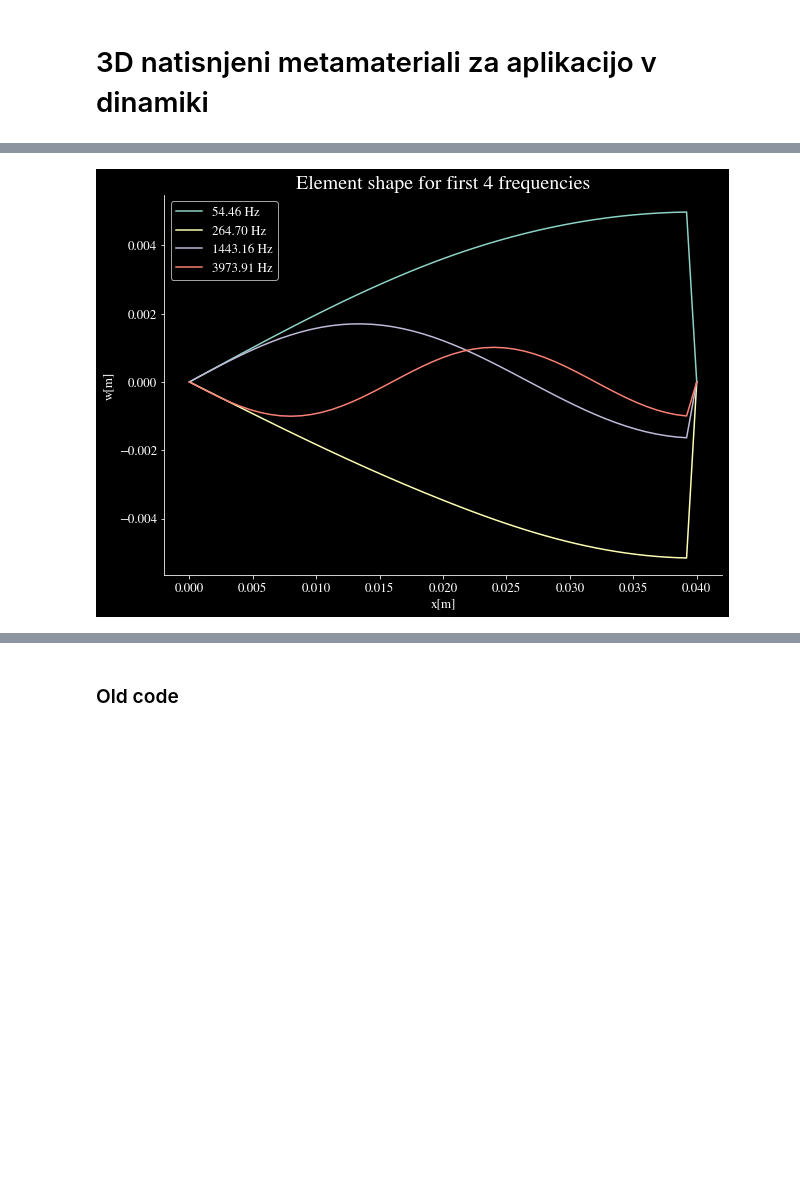
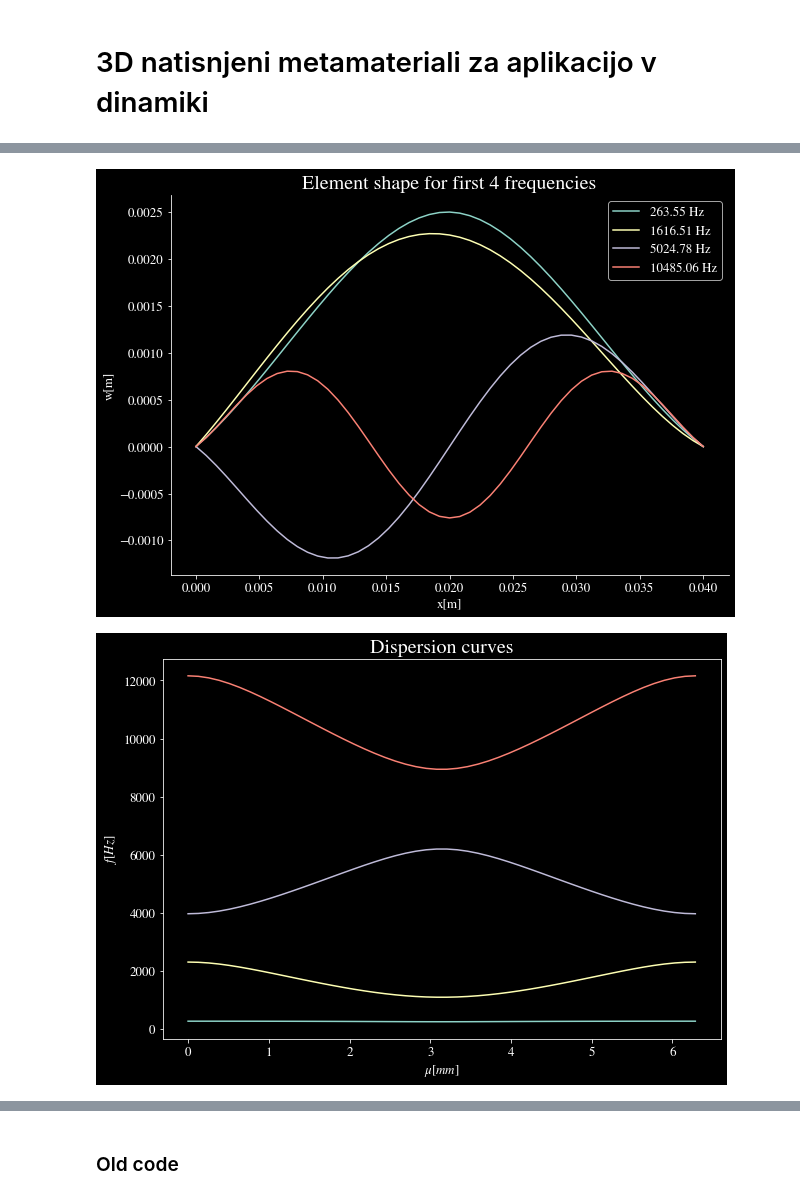
Before and after one commit to pibrnik/metamaterials, a Jupyter notebook: Program.ipynb, the cells around one changed output, grey strips where cells are left out. Cells and saved outputs as stored; diff of their text form; code cells hidden in the pictures; blank space fills up the shorter version.

```diff
--- a/Program.ipynb
+++ b/Program.ipynb
@@ -320,7 +320,7 @@ class BaseCell:
 
         return lin.eig(Mginv@Kgred)
 
-    def Calc_nonred(self, Mg, Kg): #WORKING
+    def Calc_nonred(self, Mg, Kg): #FIXED 27.11.
         """
         Calculates Dynamics matrix (solves EVP problem)
 
@@ -331,9 +331,17 @@ class BaseCell:
         Kg = self.Generate_Kg()
         Mg = self.Generate_Mg()
 
+        #Check for wrong boundary conditions
+        if self.Restricted_DOF == [-2,0]:
+            rDOF = [-3,0]
+        elif self.Restricted_DOF == [-2,-1]:
+            rDOF = [-3,-2]
+        else:
+            rDOF = self.Restricted_DOF
+
         for i in [0,1]:
-            Kg = np.delete(Kg, self.Restricted_DOF, axis = i)
-            Mg = np.delete(Mg, self.Restricted_DOF, axis = i)
+            Kg = np.delete(Kg, rDOF, axis = i)
+            Mg = np.delete(Mg, rDOF, axis = i)
 
         Mginv = np.linalg.inv(Mg)
 
@@ -478,7 +486,7 @@ def print_matrix(array,precision=2):
         matrix = matrix[:-1] + r'\\'
     display(Math(r'\begin{bmatrix}'+matrix+r'\end{bmatrix}'))
 # %%
-Kontrola = BaseCell(E=2.45e6,I=13333e-12,A=64e-6,L=40e-3,rho=1280,n=51,k=5000,m=15e-3, BC=[-2,0])
+Kontrola = BaseCell(E=2.45e6,I=13333e-12,A=25e-6,L=40e-3,rho=1280,n=51,k=5000,m=1.67e-3, BC=[-2,0])
 
 Show = False
 mu = np.pi/2
@@ -510,10 +518,11 @@ if Show:
     print(f"Reducirana togostna matrika za mu = {mu}")
     print_matrix(Kgred)
 # %%
-X_=Kontrola.Visualise(mu, Mg, Kg, 4,type=0, xr=False)
-#w = Kontrola.Dispersion_curves(Mg, Kg, 0, 2*np.pi, n=4)
+X_=Kontrola.Visualise(mu, Mg, Kg, 4,type=1, xr=False)
+w = Kontrola.Dispersion_curves(Mg, Kg, 0, 2*np.pi, n=4)
 # %% [output]
-[figure, old version]
+[figure, new version]
+[figure, added]
 # %%
 Kontrola.Visualise_mu(Mg, Kg, n=3, mu_min = 0, mu_max = np.pi, mun = 4, xr = False)
 # %% [output]
```
Also changed, not shown: parts of 3 cells of this notebook.
